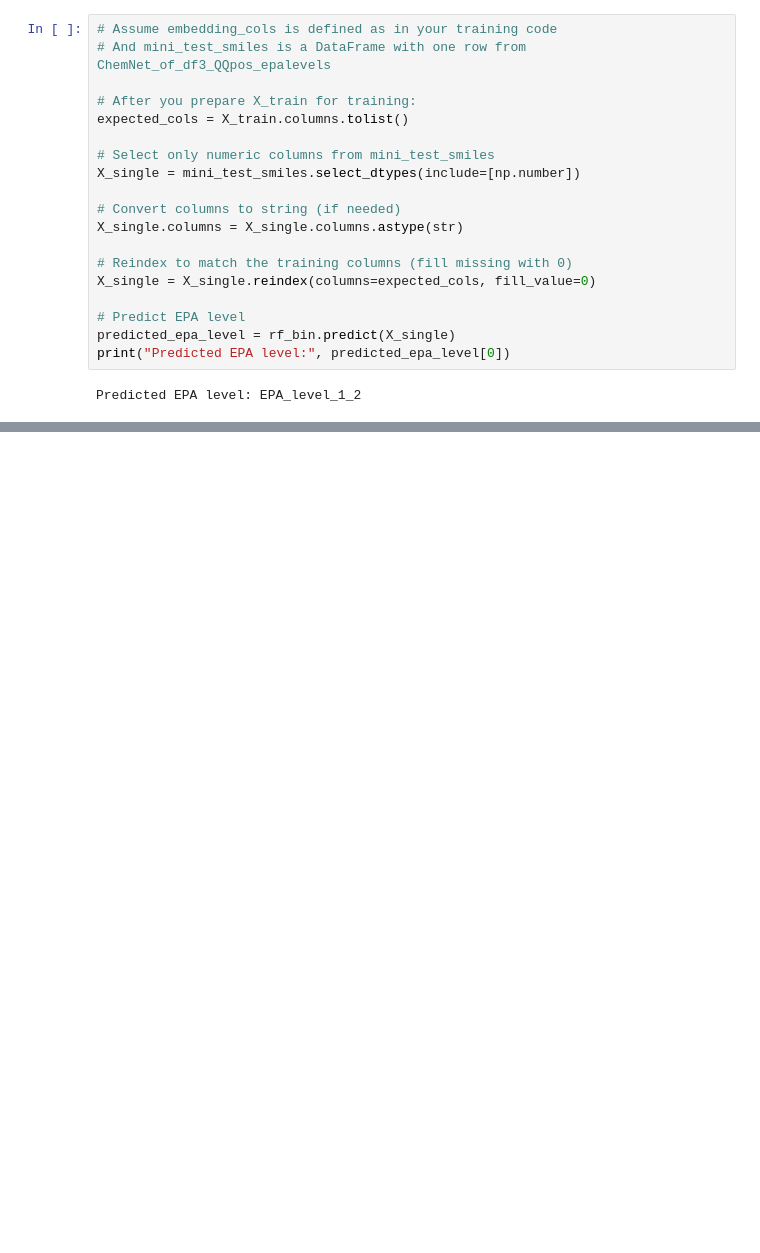
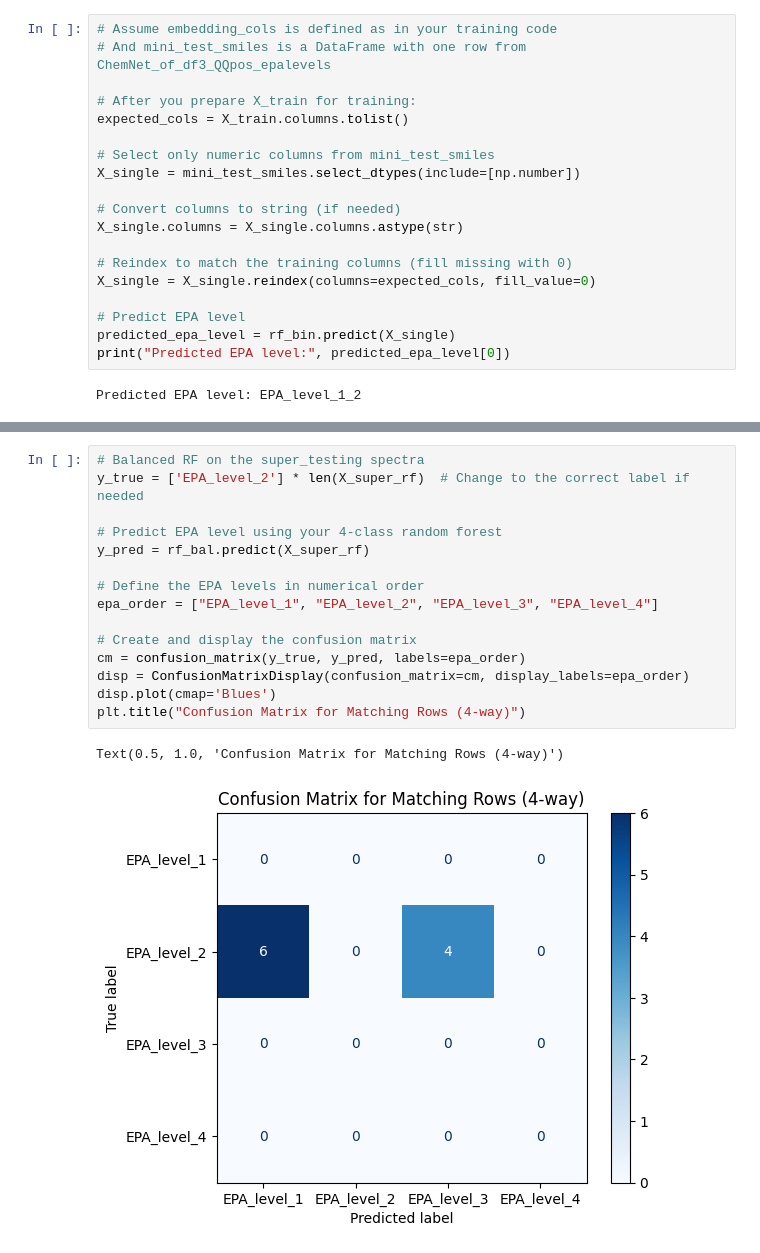
Before and after one commit to DashLLipsey/PREDICT-MIT-LL, a Jupyter notebook: Notebooks/MIT_LL_second_encoder.ipynb, the cells around one changed output, grey strips where cells are left out. Cells and saved outputs as stored; diff of their text form; blank space fills up the shorter version.

```diff
--- a/Notebooks/MIT_LL_second_encoder.ipynb
+++ b/Notebooks/MIT_LL_second_encoder.ipynb
@@ -1757,0 +1805,18 @@ Text(0.5, 1.0, 'Confusion Matrix for Matching Rows (4-way)')
+# %%
+# Balanced RF on the super_testing spectra
+y_true = ['EPA_level_2'] * len(X_super_rf)  # Change to the correct label if needed
+
+# Predict EPA level using your 4-class random forest
+y_pred = rf_bal.predict(X_super_rf)
+
+# Define the EPA levels in numerical order
+epa_order = ["EPA_level_1", "EPA_level_2", "EPA_level_3", "EPA_level_4"]
+
+# Create and display the confusion matrix
+cm = confusion_matrix(y_true, y_pred, labels=epa_order)
+disp = ConfusionMatrixDisplay(confusion_matrix=cm, display_labels=epa_order)
+disp.plot(cmap='Blues')
+plt.title("Confusion Matrix for Matching Rows (4-way)")
+# %% [output]
+Text(0.5, 1.0, 'Confusion Matrix for Matching Rows (4-way)')
+[figure, added]
```
Also changed, not shown: parts of 26 cells of this notebook.
